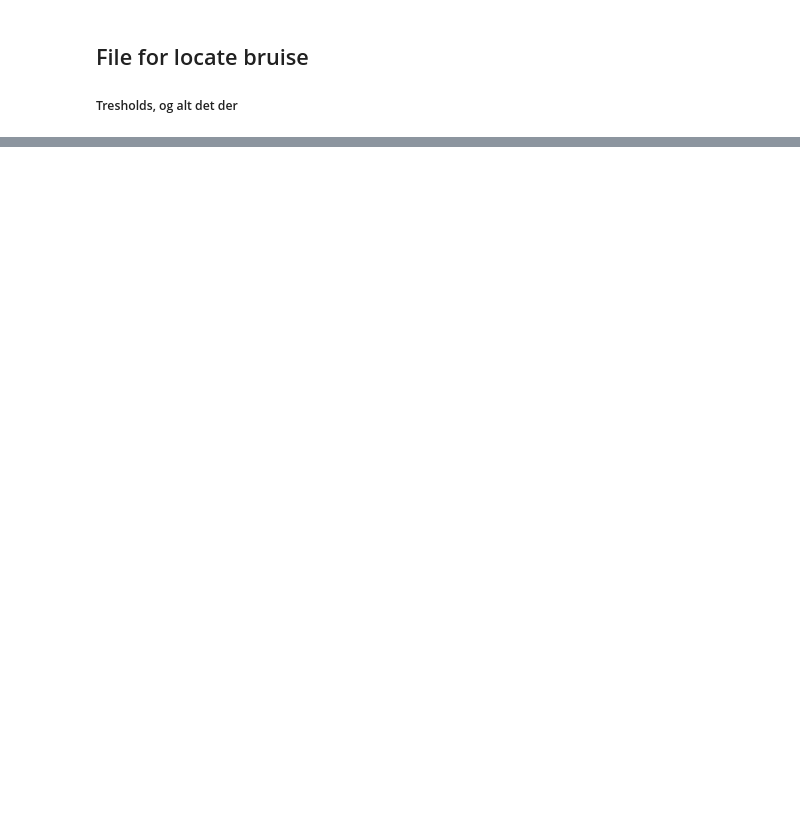
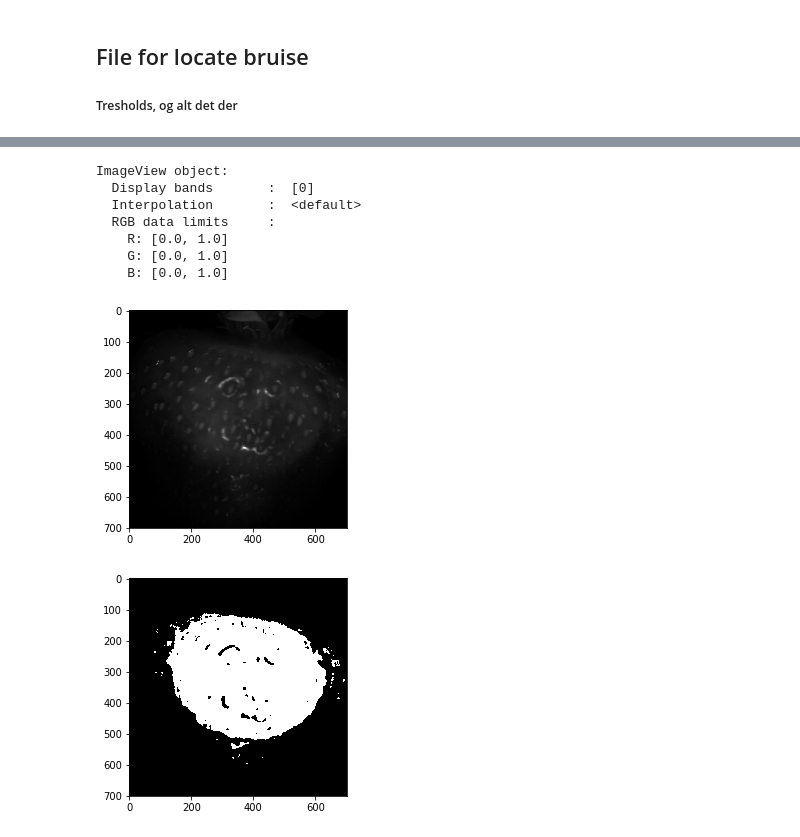
Before and after one commit to Kohmann/potato-classification, a Jupyter notebook: detection.ipynb, the cells around one changed output, grey strips where cells are left out. Drawn from its saved outputs; the diff is of its cells as text; code cells hidden in the pictures; blank space fills up the shorter version.

```diff
--- a/detection.ipynb
+++ b/detection.ipynb
@@ -124,3 +89,33 @@ sp.imshow(predimg*erode)
+# %%
+#from joblib import dump, load
+#dump(svm, 'svm.joblib')
+
+testimg = getRegion(strawberryCube,1224, 5090, 700)
+
+mask = strawberryMask(testimg)
+n,m,Bands = testimg.shape
+X_test = testimg.reshape((n*m,Bands)) # just healthy data
+
+pred = svm.predict(X_test)
+#pred[20:25] = 0
+predimg = pred.reshape((n,m))
+
+sp.imshow(testimg[:,:,180])
+
+sp.imshow(predimg*mask)
+
+
+#sp.imshow(X_train)
+# %% [output]
+ImageView object:
+  Display bands       :  [0]
+  Interpolation       :  <default>
+  RGB data limits     :
+    R: [0.0, 1.0]
+    G: [0.0, 1.0]
+    B: [0.0, 1.0]
+[figure, added]
+[figure, added]
 # %%
 names = np.array(["before-hit", "0m","30m","1h" ,"3h","12h", "24h", "48h"])
 
```
Also changed, not shown: parts of 2 cells of this notebook, 1 other file.
